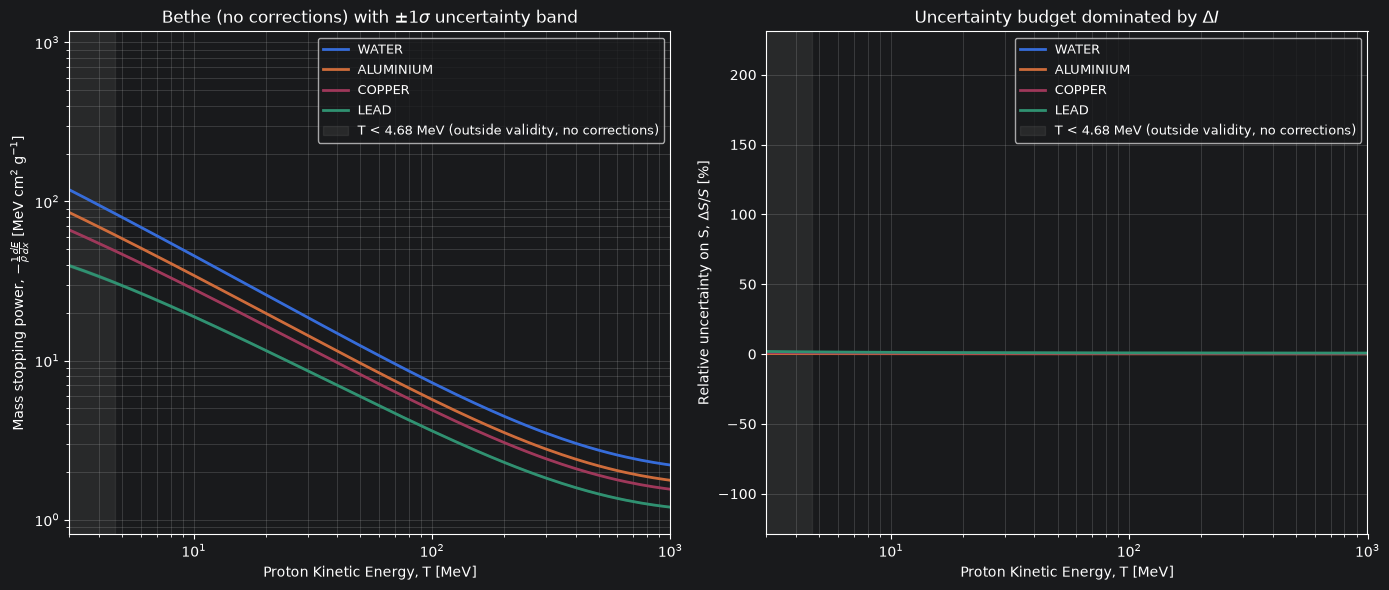
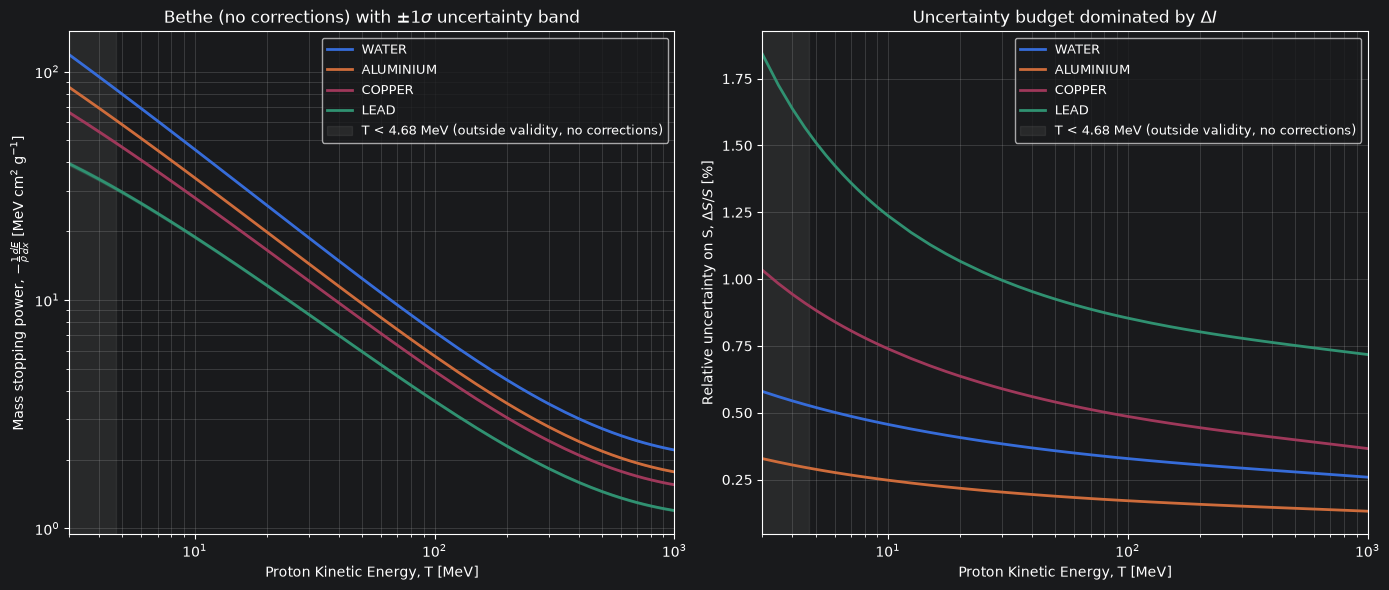
The change to this notebook cell's code, shown as a diff; its figure went from the first image to the second:
--- before
+++ after
@@ -55,4 +55,10 @@
     for key, mat in MATERIALS.items():
         sub = combined[combined["material"] == mat.name]
+        #   Restrict to the displayed domain (matches set_xlim below) so
+        #   unphysical low-energy points (T << 4.68 MeV, where the
+        #   uncorrected Bethe formula blows up / goes negative, sending
+        #   the relative uncertainty to +-100%+) do not skew the y-axis
+        #   autoscale even though they are off-screen.
+        sub = sub[(sub["T_MeV"] >= 3) & (sub["T_MeV"] <= 1000)]
         T = sub["T_MeV"]
         S = sub["S_mass_MeV_cm2_g"]

Commit: Restrict displayed energy range in analytic notebook plotting to avoid invalid low-energy points affecting autoscaling. Add uncertainties to material `A` output.